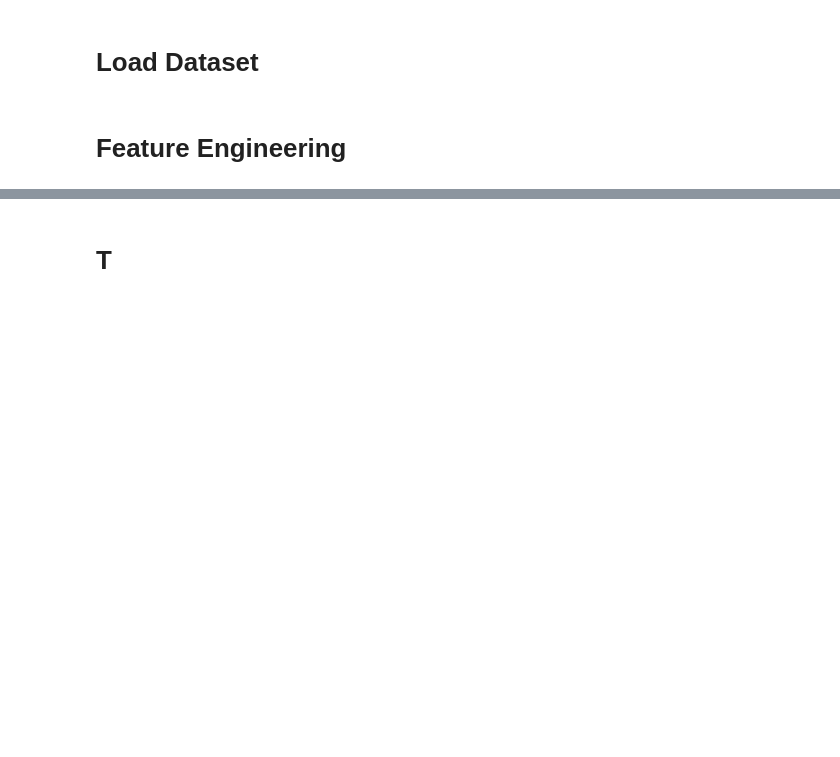
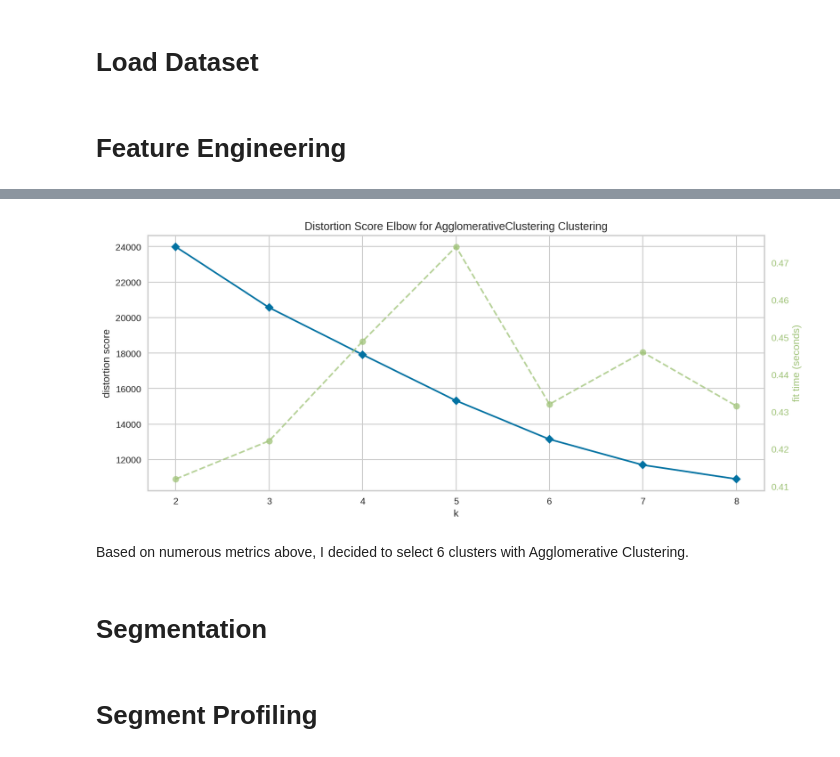
Before and after one commit to danjelito/mobbi-test-ecommerce-data, a Jupyter notebook: src/02-customer-segment.ipynb, the cells around one changed output, grey strips where cells are left out. Drawn from its saved outputs; the diff is of its cells as text; code cells hidden in the pictures; blank space fills up the shorter version.

Commit message:
FInish segmentation.

```diff
--- a/src/02-customer-segment.ipynb
+++ b/src/02-customer-segment.ipynb
@@ -66,6 +68,7 @@ def prepare_for_segmentation(df):
         .reset_index()
         .pipe(catchstate, var_name="df_intermediate")
         .drop(columns="country")
+        .set_index("customer_id")
     )
 
 df_clean = prepare_for_segmentation(df)
@@ -78,2 +143,18 @@ country_map = (df_intermediate
+# %%
+fig, ax= plt.subplots(figsize= (12, 5), dpi= 150)
+fig.patch.set_facecolor('white')
+
+kmeans= AgglomerativeClustering(n_clusters= 4)
+
+with warnings.catch_warnings():
+    warnings.simplefilter('ignore', category= UserWarning)
+
+    visualizer = KElbowVisualizer(kmeans, k=(2, 9), metric= 'distortion', ax= ax)
+    visualizer.fit(X)
+    visualizer.show()
+# %% [output]
+[figure, added]
+# %% [markdown]
+Based on numerous metrics above, I decided to select 6 clusters with Agglomerative Clustering.
 # %% [markdown]
-# T
+# Segmentation
@@ -89,0 +179,2 @@ module.hopkins_test(X)
+# %% [markdown]
+# Segment Profiling
```
Also changed, not shown: parts of 17 cells of this notebook, 1 other file.
